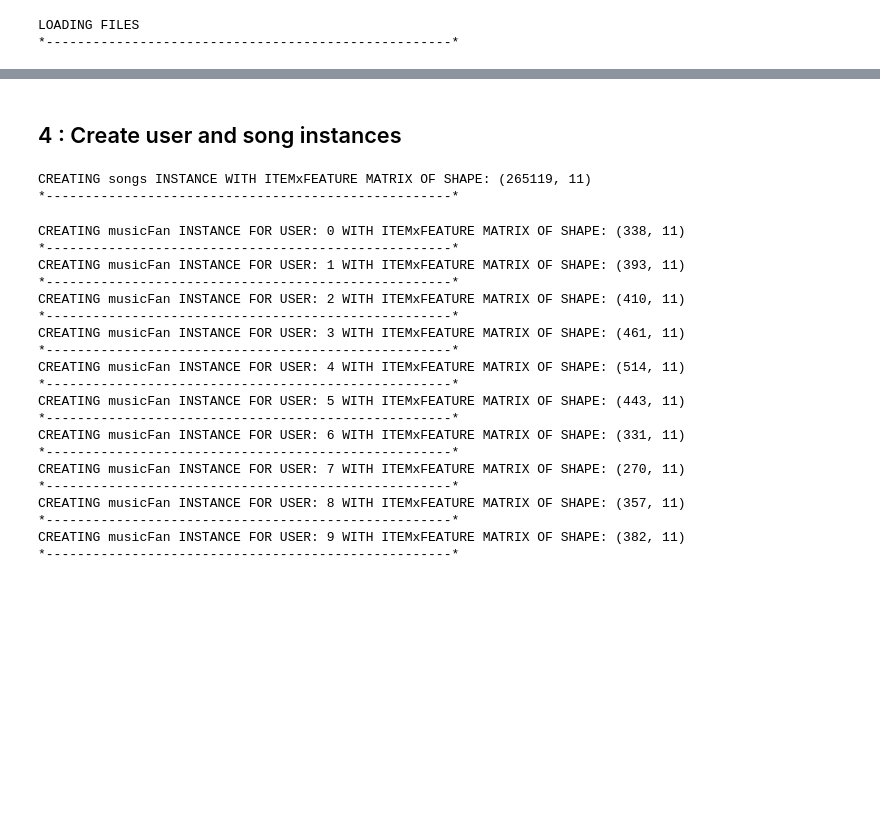
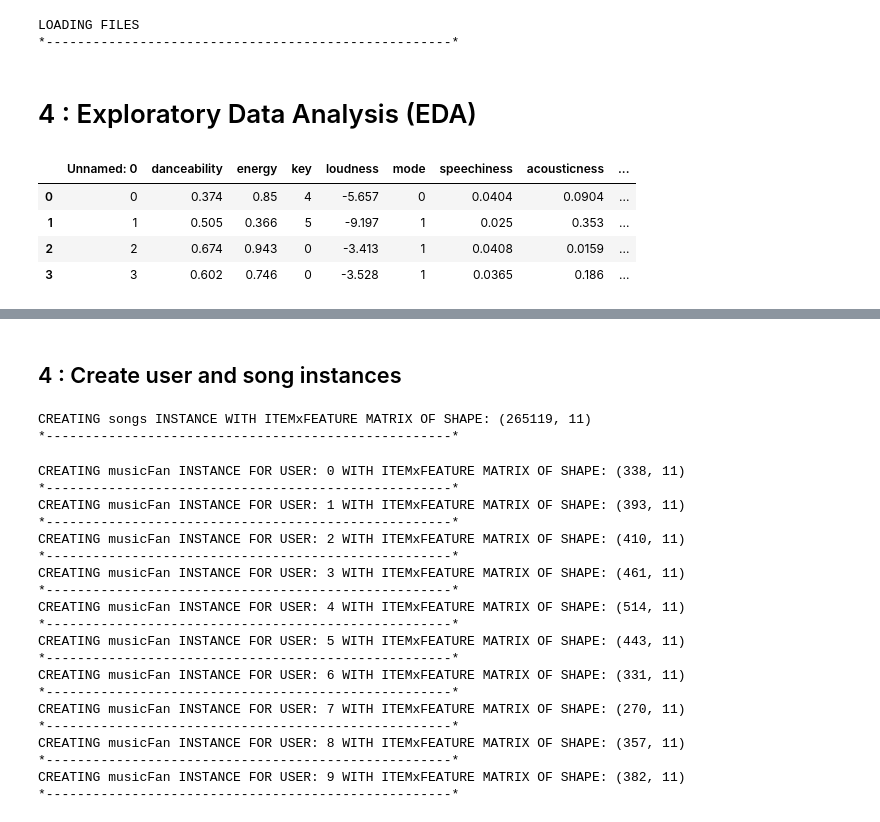
Before and after one commit to mukeshk1986/Projects, a Jupyter notebook: Spotify/SpotifyProject_CompiledCode.ipynb, the cells around one changed output, grey strips where cells are left out. Cells and saved outputs as stored; diff of their text form; code cells hidden in the pictures; blank space fills up the shorter version.

```diff
--- a/Spotify/SpotifyProject_CompiledCode.ipynb
+++ b/Spotify/SpotifyProject_CompiledCode.ipynb
@@ -241,3 +331,15 @@ music_Data = pd.concat(music_Files).values
 # %% [output]
 LOADING FILES
 *----------------------------------------------------*
+# %% [markdown]
+# 4 : Exploratory Data Analysis (EDA)
+# %%
+#Print the user data. This data is from the 3 user files which
+#have been stitched together. We can see the 11 main features as well as userID for each user.
+df_user_songs.head(4)
+# %% [output]
+|  | Unnamed: 0 | danceability | energy | key | loudness | mode | speechiness | acousticness | ... |
+| 0 | 0 | 0.374 | 0.85 | 4 | -5.657 | 0 | 0.0404 | 0.0904 | ... |
+| 1 | 1 | 0.505 | 0.366 | 5 | -9.197 | 1 | 0.025 | 0.353 | ... |
+| 2 | 2 | 0.674 | 0.943 | 0 | -3.413 | 1 | 0.0408 | 0.0159 | ... |
+| 3 | 3 | 0.602 | 0.746 | 0 | -3.528 | 1 | 0.0365 | 0.186 | ... |
```
Also changed, not shown: parts of 20 cells of this notebook.
